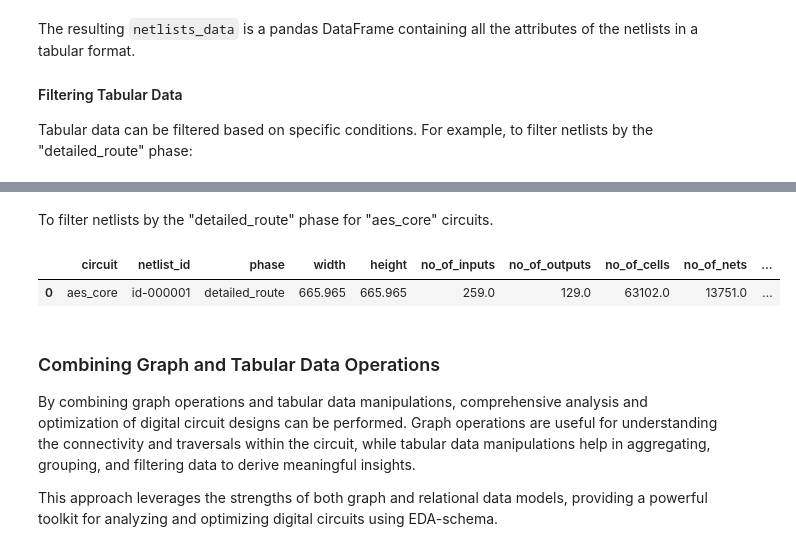
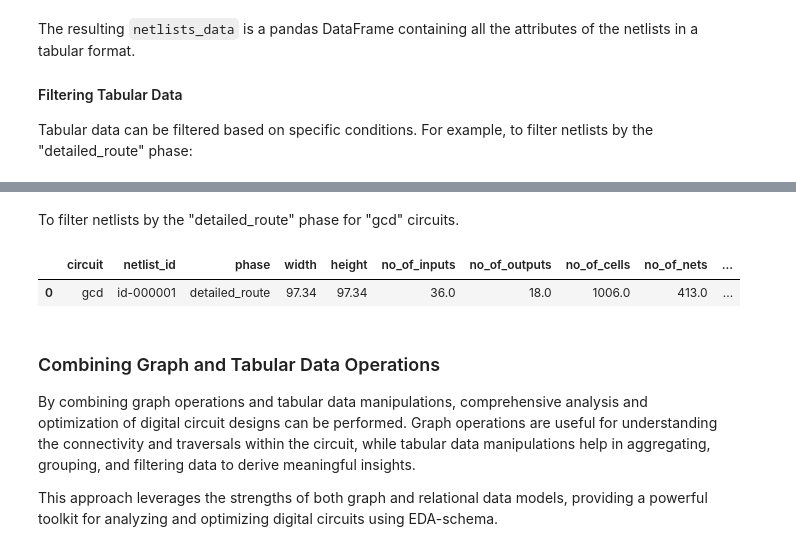
Before and after one commit to drexel-ice/EDA-schema, a Jupyter notebook: notebooks/Getting Started with EDA-Schema.ipynb, the cells around one changed output, grey strips where cells are left out. Saved outputs shown, nothing was run; the diff lists cells and outputs as text; code cells hidden in the pictures.

```diff
--- a/notebooks/Getting Started with EDA-Schema.ipynb
+++ b/notebooks/Getting Started with EDA-Schema.ipynb
@@ -41,7 +41,7 @@ Subsequently, a `Dataset` object is instantiated to facilitate interaction with
 
 With these steps completed, the environment is configured and ready for exploring and analyzing digital circuit designs using EDA-Schema.
 # %%
-DATASET_DIR = "../dataset/dataset_openroad_sky130hd_iwls05_v1.1"
+DATASET_DIR = "../dataset/test"
 dataset = Dataset(SQLitePickleDB(DATASET_DIR))
 # %% [markdown]
 ### Loading a Netlist
@@ -55,6 +55,9 @@ A netlist, identified by attributes such as the circuit name, netlist ID, and de
 - Post global routing: global_route
 - Post detailed routing: detailed_route
 # %%
-dataset.load_dataset(circuit="i2c", netlist_id='id-000001', phase="detailed_route")
-netlist = dataset[('i2c', 'id-000001', 'detailed_route')]
+dataset.load_dataset(circuit="gcd", netlist_id='id-000001', phase="detailed_route")
+netlist = dataset[('gcd', 'id-000001', 'detailed_route')]
+
+plt.figure(figsize=(20, 20))
+netlist.plot(filter_regex=".*?FILLER.*?")
 # %% [output]
@@ -417,12 +418,12 @@ netlists_route_data.head()
 # %% [markdown]
-To filter netlists by the "detailed_route" phase for "aes_core" circuits.
+To filter netlists by the "detailed_route" phase for "gcd" circuits.
 # %%
 # Filtering netlists data by the "route" phase
-netlists_route_data = dataset.db.get_table_data("netlists", phase="detailed_route", circuit="aes_core", netlist_id="id-000001")
+netlists_route_data = dataset.db.get_table_data("netlists", phase="detailed_route", circuit="gcd", netlist_id="id-000001")
 netlists_route_data.head()
 # %% [output]
 |  | circuit | netlist_id | phase | width | height | no_of_inputs | no_of_outputs | no_of_cells | no_of_nets | ... |
-| 0 | aes_core | id-000001 | detailed_route | 665.965 | 665.965 | 259.0 | 129.0 | 63102.0 | 13751.0 | ... |
+| 0 | gcd | id-000001 | detailed_route | 97.34 | 97.34 | 36.0 | 18.0 | 1006.0 | 413.0 | ... |
 # %% [markdown]
 ### Combining Graph and Tabular Data Operations
 
```
Also changed, not shown: parts of 16 cells of this notebook.
